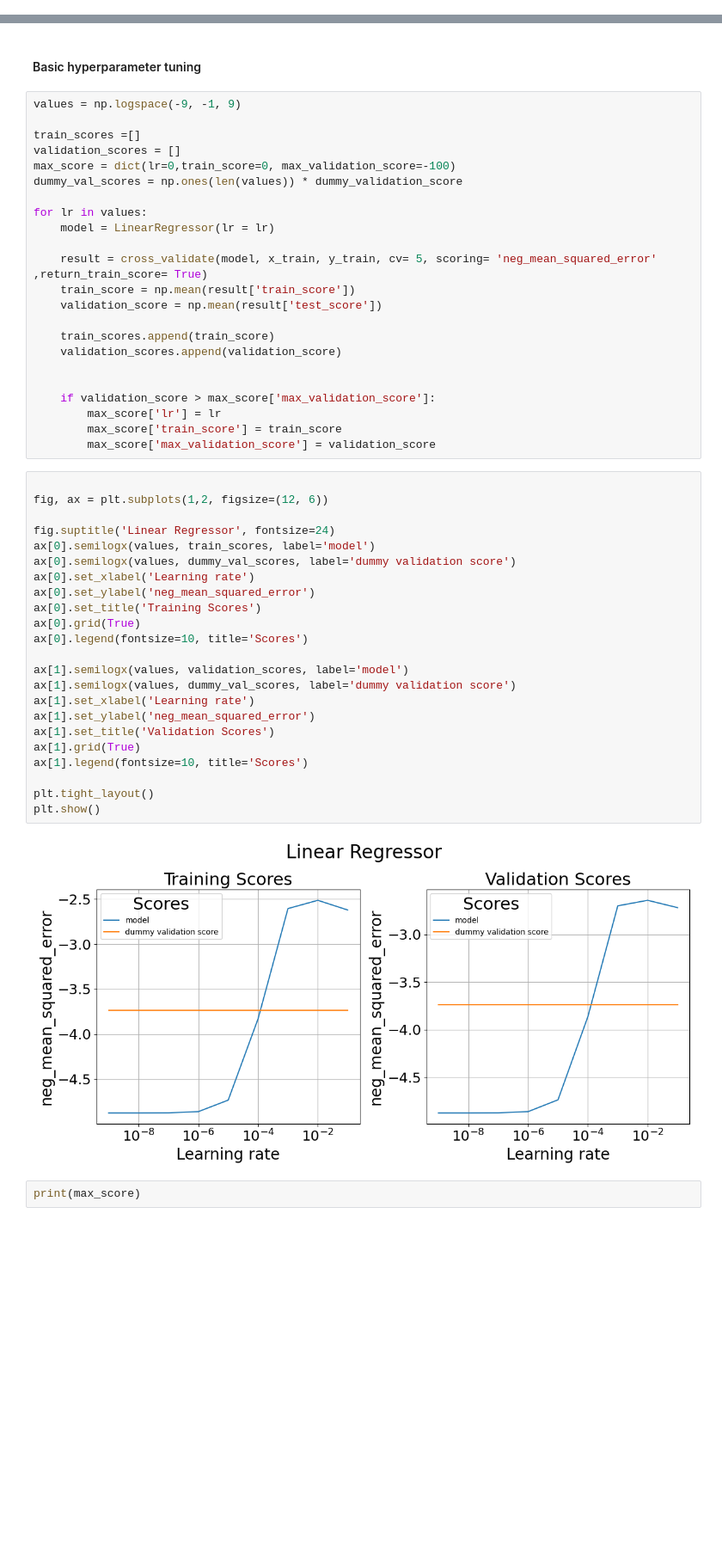
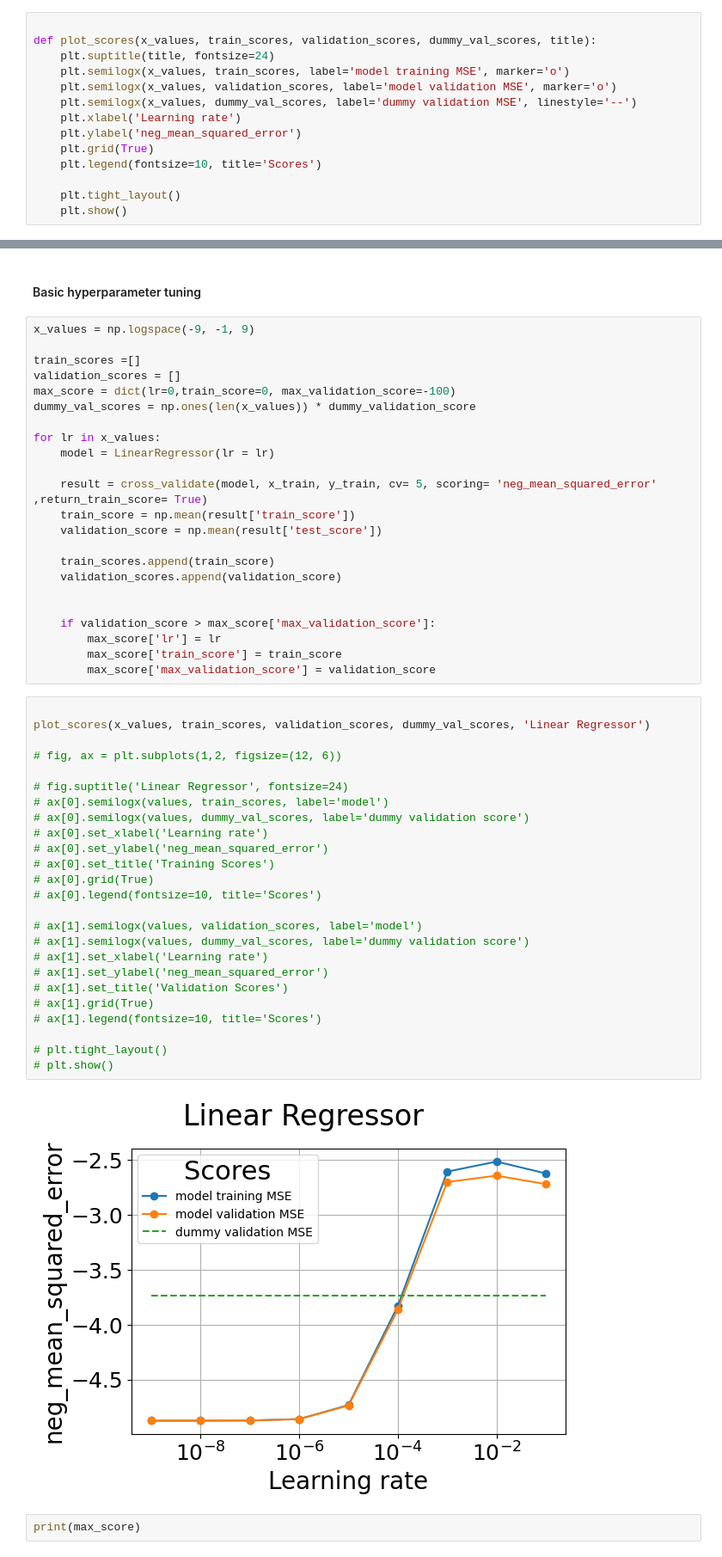
Before and after one commit to matanophir/IML_3, a Jupyter notebook: 314683079-208115055.ipynb, the cells around one changed output, grey strips where cells are left out. Shown at 86% size. Cells and saved outputs as stored; diff of their text form; blank space fills up the shorter version.

```diff
--- a/314683079-208115055.ipynb
+++ b/314683079-208115055.ipynb
@@ -31,6 +32,20 @@ from sklearn.pipeline import Pipeline
 from sklearn.preprocessing import PolynomialFeatures
 from sklearn.ensemble import GradientBoostingRegressor
 from sklearn.model_selection import GridSearchCV
+# %%
+
+def plot_scores(x_values, train_scores, validation_scores, dummy_val_scores, title):
+    plt.suptitle(title, fontsize=24)
+    plt.semilogx(x_values, train_scores, label='model training MSE', marker='o')
+    plt.semilogx(x_values, validation_scores, label='model validation MSE', marker='o')
+    plt.semilogx(x_values, dummy_val_scores, label='dummy validation MSE', linestyle='--')
+    plt.xlabel('Learning rate')
+    plt.ylabel('neg_mean_squared_error')
+    plt.grid(True)
+    plt.legend(fontsize=10, title='Scores')
+
+    plt.tight_layout()
+    plt.show()
 # %% [markdown]
 ## Preliminary: Updated Data Loading
 # %%
@@ -115,14 +130,14 @@ fitted_dummy = dummy_regr.fit(x_train, y_train)
 # %% [markdown]
 #### Basic hyperparameter tuning
 # %%
-values = np.logspace(-9, -1, 9)
+x_values = np.logspace(-9, -1, 9)
 
 train_scores =[]
 validation_scores = []
 max_score = dict(lr=0,train_score=0, max_validation_score=-100)
-dummy_val_scores = np.ones(len(values)) * dummy_validation_score
+dummy_val_scores = np.ones(len(x_values)) * dummy_validation_score
 
-for lr in values:
+for lr in x_values:
     model = LinearRegressor(lr = lr)
 
     result = cross_validate(model, x_train, y_train, cv= 5, scoring= 'neg_mean_squared_error' ,return_train_score= True)
@@ -139,29 +154,31 @@ for lr in values:
         max_score['max_validation_score'] = validation_score
 # %%
 
-fig, ax = plt.subplots(1,2, figsize=(12, 6))
+plot_scores(x_values, train_scores, validation_scores, dummy_val_scores, 'Linear Regressor')
 
-fig.suptitle('Linear Regressor', fontsize=24)
-ax[0].semilogx(values, train_scores, label='model')
-ax[0].semilogx(values, dummy_val_scores, label='dummy validation score')
-ax[0].set_xlabel('Learning rate')
-ax[0].set_ylabel('neg_mean_squared_error')
-ax[0].set_title('Training Scores')
-ax[0].grid(True)
-ax[0].legend(fontsize=10, title='Scores')
+# fig, ax = plt.subplots(1,2, figsize=(12, 6))
 
-ax[1].semilogx(values, validation_scores, label='model')
-ax[1].semilogx(values, dummy_val_scores, label='dummy validation score')
-ax[1].set_xlabel('Learning rate')
-ax[1].set_ylabel('neg_mean_squared_error')
-ax[1].set_title('Validation Scores')
-ax[1].grid(True)
-ax[1].legend(fontsize=10, title='Scores')
+# fig.suptitle('Linear Regressor', fontsize=24)
+# ax[0].semilogx(values, train_scores, label='model')
+# ax[0].semilogx(values, dummy_val_scores, label='dummy validation score')
+# ax[0].set_xlabel('Learning rate')
+# ax[0].set_ylabel('neg_mean_squared_error')
+# ax[0].set_title('Training Scores')
+# ax[0].grid(True)
+# ax[0].legend(fontsize=10, title='Scores')
 
-plt.tight_layout()
-plt.show()
+# ax[1].semilogx(values, validation_scores, label='model')
+# ax[1].semilogx(values, dummy_val_scores, label='dummy validation score')
+# ax[1].set_xlabel('Learning rate')
+# ax[1].set_ylabel('neg_mean_squared_error')
+# ax[1].set_title('Validation Scores')
+# ax[1].grid(True)
+# ax[1].legend(fontsize=10, title='Scores')
+
+# plt.tight_layout()
+# plt.show()
 # %% [output]
-[figure, old version]
+[figure, new version]
 # %%
 print(max_score)
 # %% [output]
```
Also changed, not shown: parts of 21 cells of this notebook, 2 other files.
